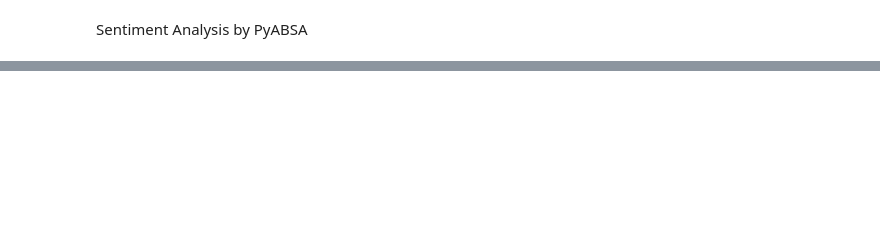
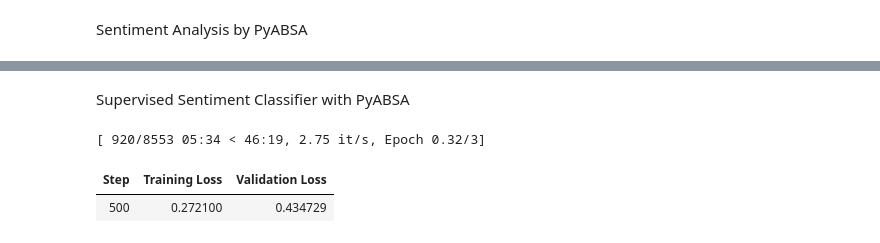
Before and after one commit to AnnaVerbytska/Migration_Sentiment, a Jupyter notebook: notebooks/sentiment_bert.ipynb, the cells around one changed output, grey strips where cells are left out. Saved outputs shown, nothing was run; the diff lists cells and outputs as text; code cells hidden in the pictures; blank space fills up the shorter version.

```diff
--- a/notebooks/sentiment_bert.ipynb
+++ b/notebooks/sentiment_bert.ipynb
@@ -30,3 +30,50 @@ df.head()
 | 2 | ukraine | The Angry Ukrainian Syndrome: Inj... | I found this useful for understan... | https://www.reddit.com/r/ukraine/... | 2025-06-23 20:38:06 | refugee | 230 |
 | 3 | ukraine | I wrote this letter to my represe... | Find your representatives here: S... | https://www.reddit.com/r/ukraine/... | 2025-06-20 02:45:54 | refugee | 125 |
 | 4 | ukraine | Looking forward - would love to h... | Sorry for the vague question, but... | https://www.reddit.com/r/ukraine/... | 2025-05-25 19:56:51 | refugee | 13 |
+# %% [markdown]
+Supervised Sentiment Classifier with PyABSA
+# %%
+from datasets import load_dataset
+import transformers
+from transformers import AutoTokenizer, AutoModelForSequenceClassification
+from transformers import pipeline
+from transformers import Trainer, TrainingArguments
+from transformers import DataCollatorWithPadding
+import torch
+
+# 1. Load a dataset
+dataset = load_dataset("tweet_eval", "sentiment")
+
+# 2. Tokenize
+tokenizer = AutoTokenizer.from_pretrained("distilbert-base-uncased")
+
+def tokenize_function(example):
+    return tokenizer(example["text"], truncation=True, padding =True)
+
+tokenized_datasets = dataset.map(tokenize_function, batched=True)
+
+# 3. Load model
+model = AutoModelForSequenceClassification.from_pretrained("distilbert-base-uncased-finetuned-sst-2-english")
+
+# 4. Train
+training_args = TrainingArguments(
+    output_dir="./results",
+    eval_steps=500,  # evaluate every 500 steps
+    eval_strategy="steps",
+    num_train_epochs=3,
+    per_device_train_batch_size=16,
+)
+data_collator = DataCollatorWithPadding(tokenizer=tokenizer)
+trainer = Trainer(
+    model=model,
+    args=training_args,
+    train_dataset=tokenized_datasets["train"],
+    eval_dataset=tokenized_datasets["test"],
+    data_collator=data_collator
+)
+
+trainer.train()
+# %% [output]
+[ 920/8553 05:34 < 46:19, 2.75 it/s, Epoch 0.32/3]
+| Step | Training Loss | Validation Loss |
+| 500 | 0.272100 | 0.434729 |
```
Also changed, not shown: parts of 2 cells of this notebook, 2 other files.
